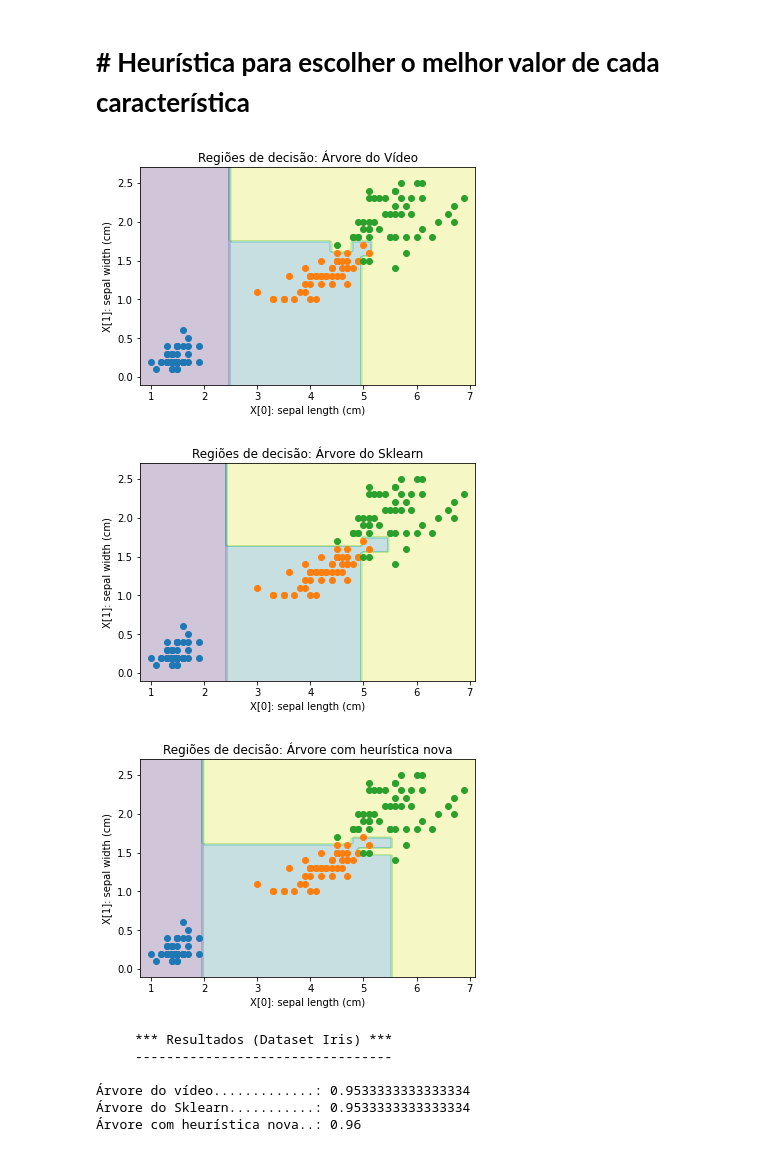
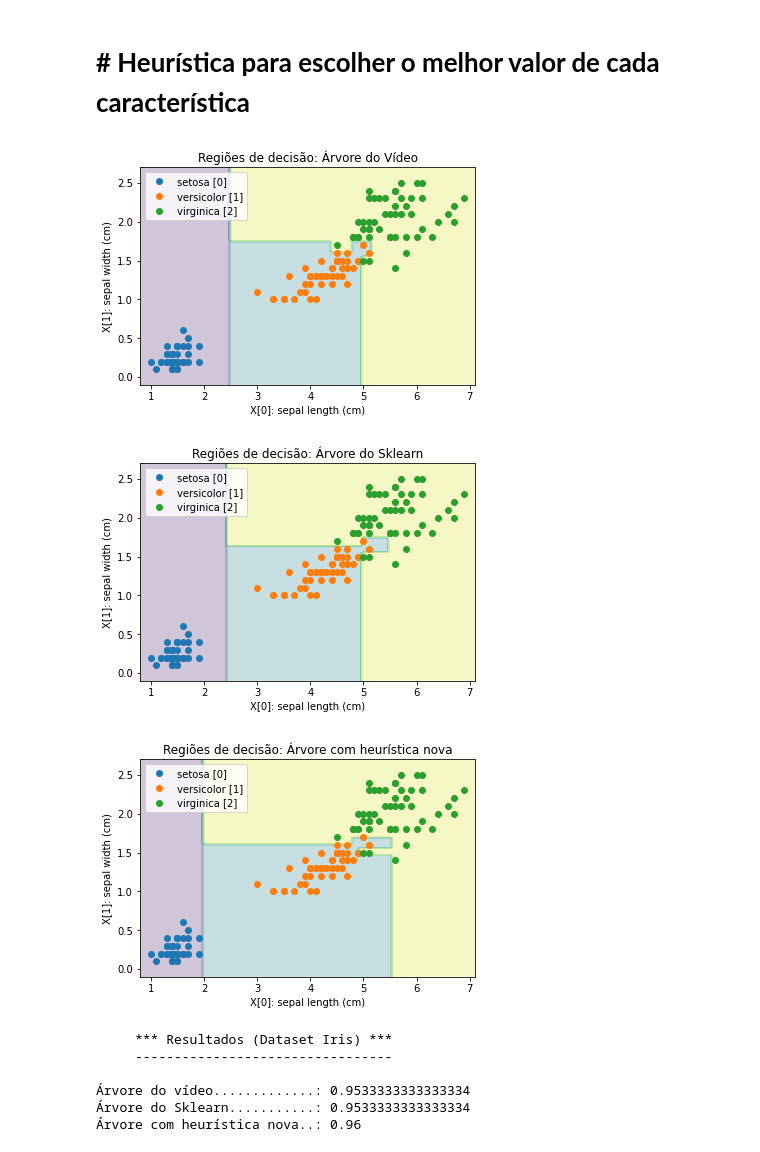
Before and after one commit to messias077/REP, a Jupyter notebook: Problema_Arvores_Decisao.ipynb, the cells around one changed output. Drawn from its saved outputs; the diff is of its cells as text; code cells hidden in the pictures.

```diff
--- a/Problema_Arvores_Decisao.ipynb
+++ b/Problema_Arvores_Decisao.ipynb
@@ -144,29 +144,30 @@ class ArvoreNova(BaseEstimator, ClassifierMixin):
 # %%
 # Função para plotar as regiões de decisão
 
 def plotDecisao(modelo, X, y, titulo):
     modelo.fit(X, y)
     x0s = np.linspace(np.min(X[:,0])-0.2, np.max(X[:,0])+0.2, 100)
     x1s = np.linspace(np.min(X[:,1])-0.2, np.max(X[:,1])+0.2, 100)
     x0, x1 = np.meshgrid(x0s, x1s)
     Xdec = np.c_[x0.ravel(), x1.ravel()]
     ypred = modelo.predict(Xdec)
     plt.contourf(x0, x1, ypred.reshape(x0.shape), alpha=0.25)
     for k in set(y):
         plt.plot(X[:,0][y==k], X[:,1][y==k], 'o', label=f"{iris.target_names[k]} [{k}]")
+        plt.legend()
     plt.xlabel(f"X[0]: {iris.feature_names[0]}")
     plt.ylabel(f"X[1]: {iris.feature_names[1]}")
     plt.title(titulo)
     plt.show()
 
 # Comparação das regiões de decisão
 plotDecisao(Arvore(), X, y, "Regiões de decisão: Árvore do Vídeo")
 plotDecisao(DecisionTreeClassifier(), X, y, "Regiões de decisão: Árvore do Sklearn")
 plotDecisao(ArvoreNova(), X, y, "Regiões de decisão: Árvore com heurística nova")
 # %% [output]
-[figure, old version]
+[figure, new version]
-[figure, old version]
+[figure, new version]
-[figure, old version]
+[figure, new version]
 # %%
 # Comparação utilizando validação cruzada
 
```
